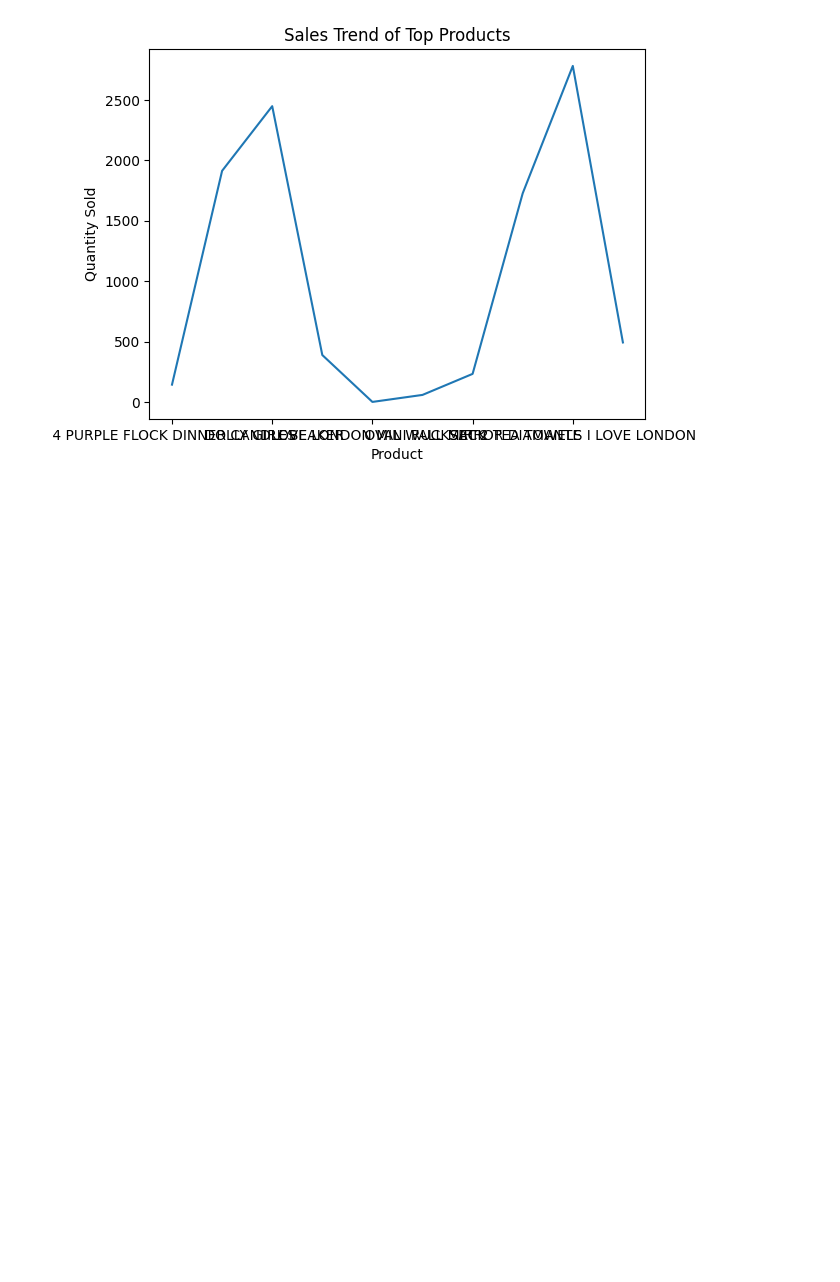
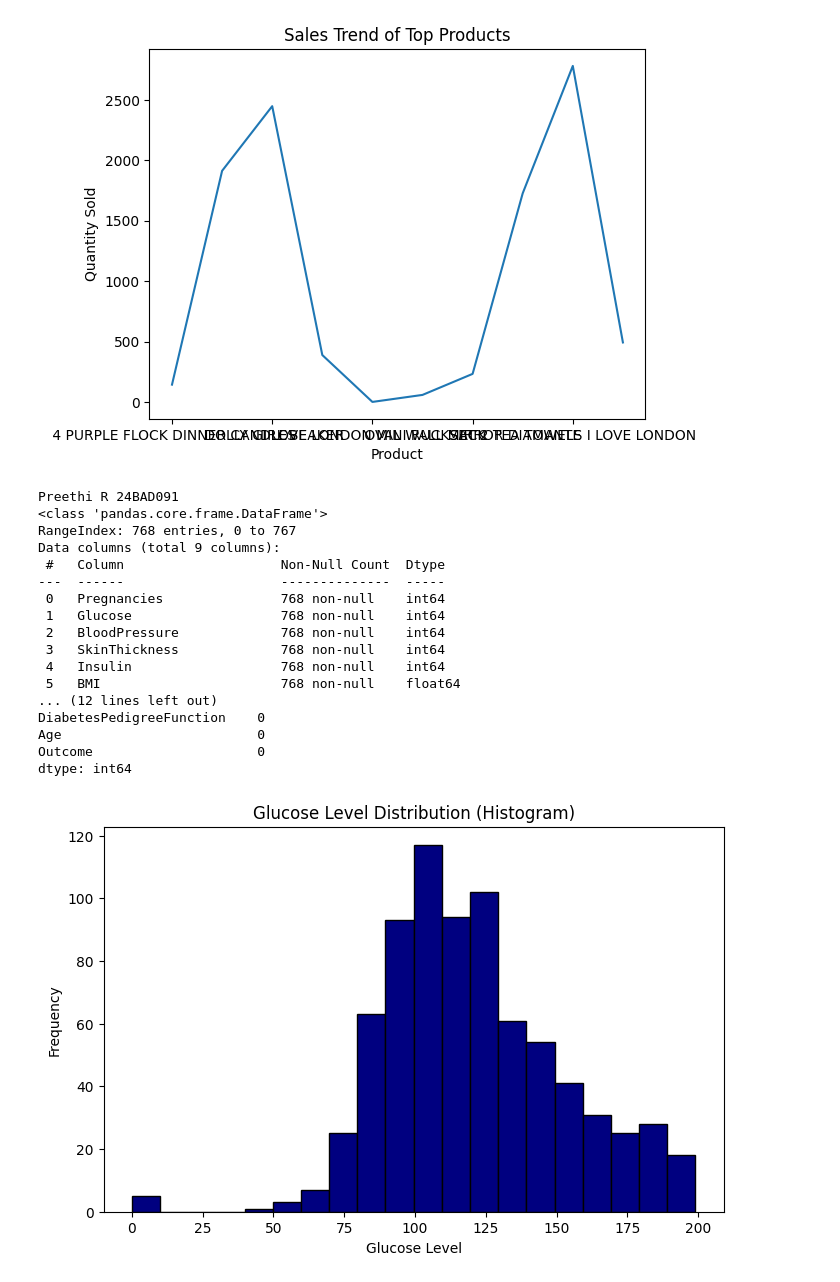
Before and after one commit to PreethiR091/Preethi-24BAD091, a Jupyter notebook: Preethi_R_24BAD091_ML_Lab_Ex_1.ipynb, the cells around one changed output. Saved outputs shown, nothing was run; the diff lists cells and outputs as text; code cells hidden in the pictures; blank space fills up the shorter version.

```diff
--- a/Preethi_R_24BAD091_ML_Lab_Ex_1.ipynb
+++ b/Preethi_R_24BAD091_ML_Lab_Ex_1.ipynb
@@ -56,3 +56,78 @@ Country             0
 dtype: int64
 [figure]
 [figure]
+# %%
+#SCENARIO 2: Hospital Patient Records
+print("Preethi R 24BAD091")
+import pandas as pd
+import matplotlib.pyplot as plt
+
+df = pd.read_csv("diabetes.csv")
+
+print(df.info())
+print(df.isnull().sum())
+
+plt.figure(figsize=(8,5))
+plt.hist(df["Glucose"], bins=20, color="navy", edgecolor="black")
+plt.title("Glucose Level Distribution (Histogram)")
+plt.xlabel("Glucose Level")
+plt.ylabel("Frequency")
+plt.show()
+
+plt.figure(figsize=(6,5))
+plt.boxplot(df["Glucose"], patch_artist=True,
+            boxprops=dict(facecolor="navy"),
+            medianprops=dict(color="black"))
+plt.title("Glucose Level Distribution (Boxplot)")
+plt.ylabel("Glucose Level")
+plt.show()
+
+plt.figure(figsize=(8,5))
+plt.hist(df["Age"], bins=20, color="navy", edgecolor="black")
+plt.title("Age Distribution (Histogram)")
+plt.xlabel("Age")
+plt.ylabel("Frequency")
+plt.show()
+
+plt.figure(figsize=(6,5))
+plt.boxplot(df["Age"], patch_artist=True,
+            boxprops=dict(facecolor="navy"),
+            medianprops=dict(color="black"))
+plt.title("Age Distribution (Boxplot)")
+plt.ylabel("Age")
+plt.show()
+
+corr = df.corr()
+plt.figure(figsize=(10,8))
+plt.imshow(corr, cmap="Blues")
+plt.colorbar()
+plt.xticks(range(len(corr.columns)), corr.columns, rotation=90)
+plt.yticks(range(len(corr.columns)), corr.columns)
+
+for i in range(len(corr.columns)):
+    for j in range(len(corr.columns)):
+        plt.text(j, i, f"{corr.iloc[i, j]:.2f}",
+                 ha="center", va="center", color="black", fontsize=9)
+
+plt.title("Correlation Heatmap of Health Metrics")
+plt.tight_layout()
+plt.show()
+# %% [output]
+Preethi R 24BAD091
+<class 'pandas.core.frame.DataFrame'>
+RangeIndex: 768 entries, 0 to 767
+Data columns (total 9 columns):
+ #   Column                    Non-Null Count  Dtype
+---  ------                    --------------  -----
+ 0   Pregnancies               768 non-null    int64
+ 1   Glucose                   768 non-null    int64
+ 2   BloodPressure             768 non-null    int64
+ 3   SkinThickness             768 non-null    int64
+ 4   Insulin                   768 non-null    int64
+ 5   BMI                       768 non-null    float64
+... (12 lines left out)
+DiabetesPedigreeFunction    0
+Age                         0
+Outcome                     0
+dtype: int64
+[figure, added]
```
Also changed, not shown: parts of 4 cells of this notebook.
